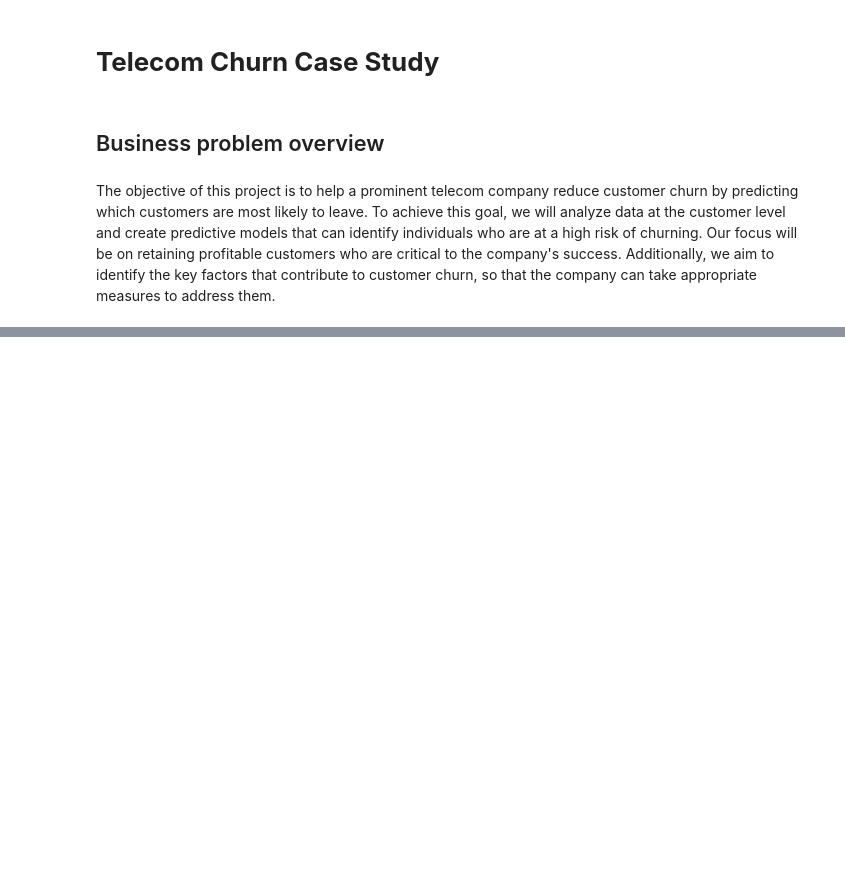
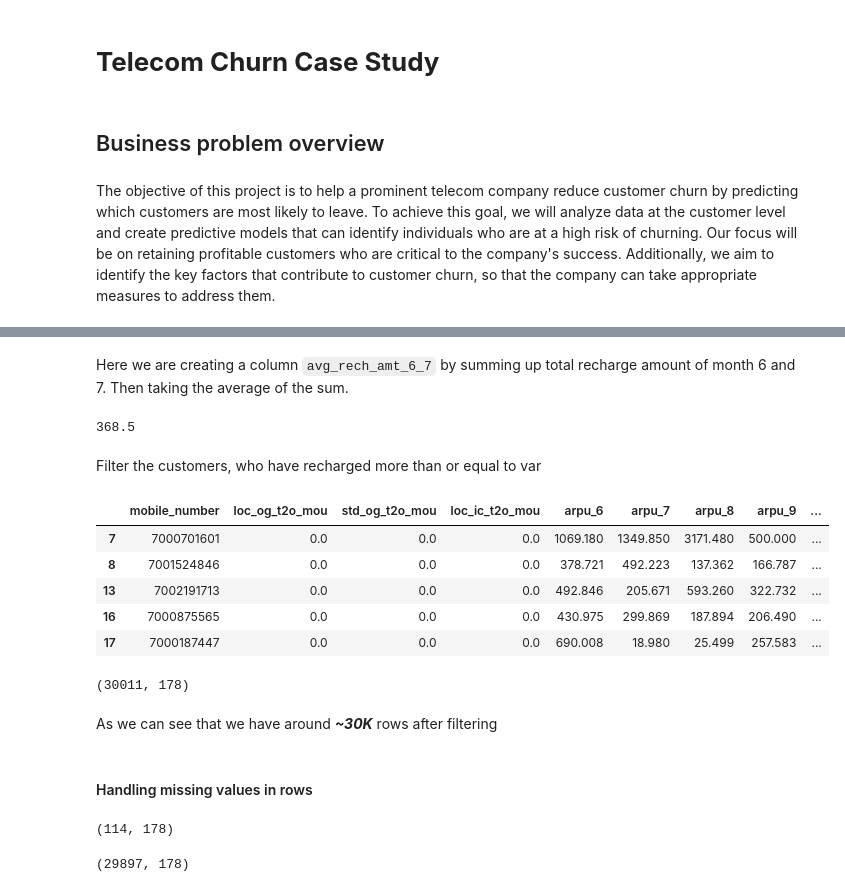
Before and after one commit to sumeet1396/Telecom-churn-case-study, a Jupyter notebook: telecom-churn.ipynb, the cells around one changed output, grey strips where cells are left out. Cells and saved outputs as stored; diff of their text form; code cells hidden in the pictures; blank space fills up the shorter version.

```diff
--- a/telecom-churn.ipynb
+++ b/telecom-churn.ipynb
@@ -36,0 +121,3 @@ from statsmodels.stats.outliers_influence import variance_inflation_factor
+# %%
+# Drop circle_id column
+telecomDataFrame = telecomDataFrame.drop('circle_id', axis=1)
@@ -36,0 +132,31 @@ from statsmodels.stats.outliers_influence import variance_inflation_factor
+# %% [markdown]
+Here we are creating a column `avg_rech_amt_6_7` by summing up total recharge amount of month 6 and 7. Then taking the average of the sum.
+# %%
+telecomDataFrame['avg_rech_amt_6_7'] = (telecomDataFrame['total_rech_amt_6'] + telecomDataFrame['total_rech_amt_7'])/2
+# %%
+# Finding the 70th percentile of the avg_rech_amt_6_7
+var = telecomDataFrame['avg_rech_amt_6_7'].quantile(0.7)
+var
+# %% [output]
+368.5
+# %% [markdown]
+Filter the customers, who have recharged more than or equal to var
+# %%
+telecomDataFrame = telecomDataFrame[telecomDataFrame['avg_rech_amt_6_7'] >= var]
+# %%
+telecomDataFrame.head()
+# %% [output]
+|  | mobile_number | loc_og_t2o_mou | std_og_t2o_mou | loc_ic_t2o_mou | arpu_6 | arpu_7 | arpu_8 | arpu_9 | ... |
+| 7 | 7000701601 | 0.0 | 0.0 | 0.0 | 1069.180 | 1349.850 | 3171.480 | 500.000 | ... |
+| 8 | 7001524846 | 0.0 | 0.0 | 0.0 | 378.721 | 492.223 | 137.362 | 166.787 | ... |
+| 13 | 7002191713 | 0.0 | 0.0 | 0.0 | 492.846 | 205.671 | 593.260 | 322.732 | ... |
+| 16 | 7000875565 | 0.0 | 0.0 | 0.0 | 430.975 | 299.869 | 187.894 | 206.490 | ... |
+| 17 | 7000187447 | 0.0 | 0.0 | 0.0 | 690.008 | 18.980 | 25.499 | 257.583 | ... |
+# %%
+telecomDataFrame.shape
+# %% [output]
+(30011, 178)
+# %% [markdown]
+As we can see that we have around ***~30K*** rows after filtering
+# %% [markdown]
+#### Handling missing values in rows
@@ -36,0 +166,4 @@ from statsmodels.stats.outliers_influence import variance_inflation_factor
+# %%
+telecomDataFrameMissingRows.shape
+# %% [output]
+(114, 178)
@@ -36,0 +173,4 @@ from statsmodels.stats.outliers_influence import variance_inflation_factor
+# %%
+telecomDataFrame.shape
+# %% [output]
+(29897, 178)
```
Also changed, not shown: parts of 67 cells of this notebook, 1 other file.
